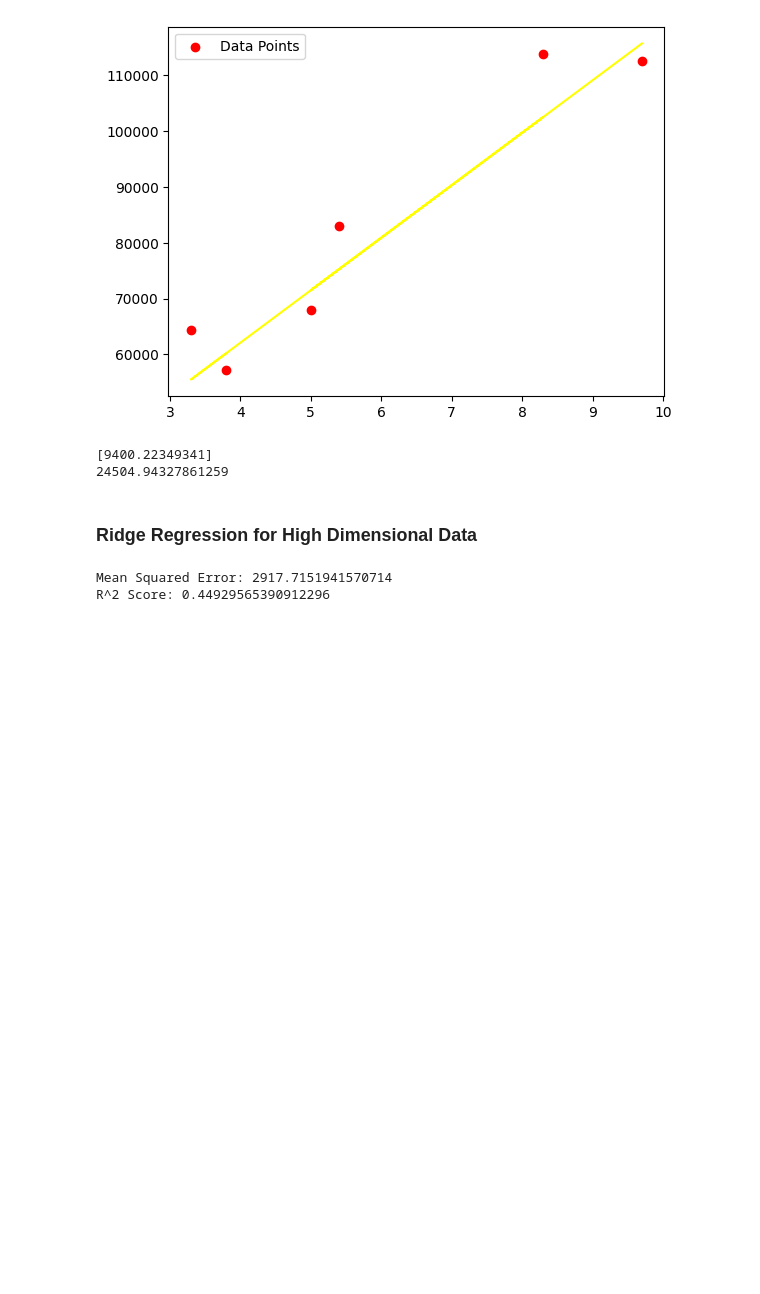
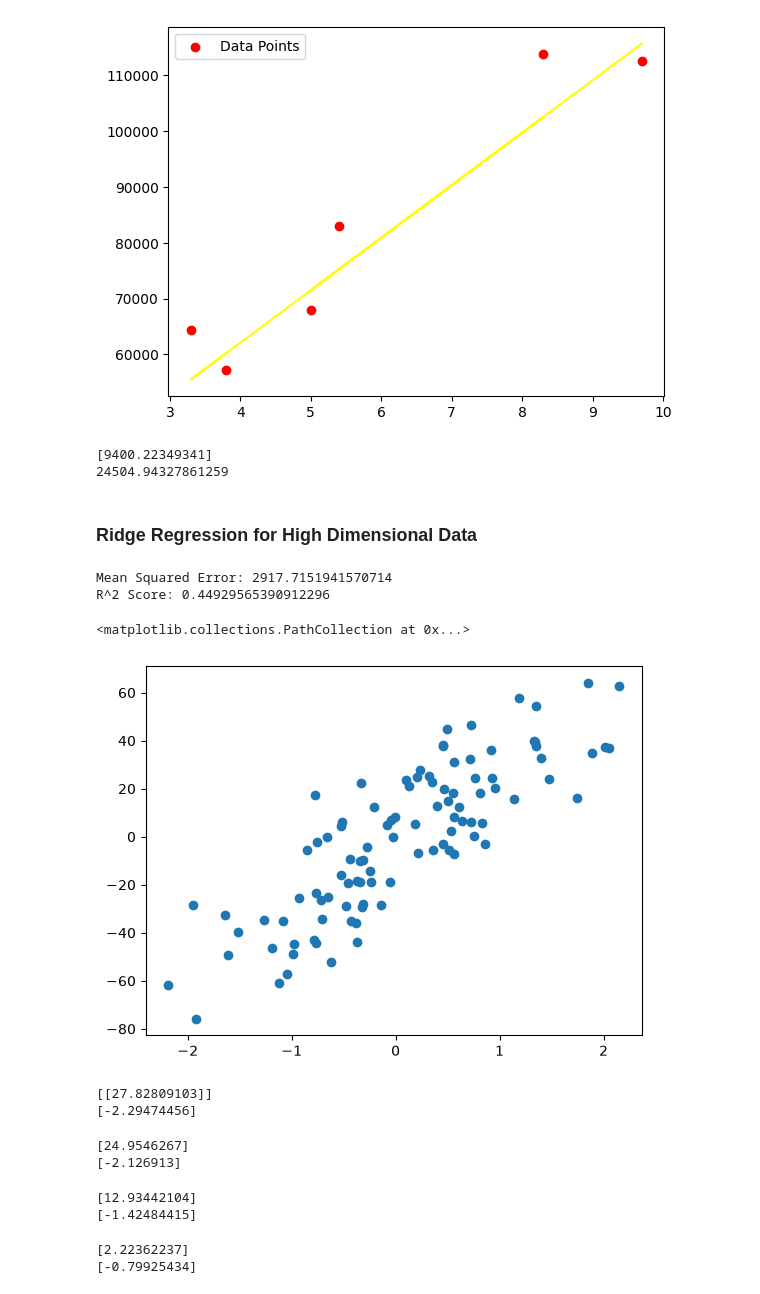
Before and after one commit to abheetsharma09/ml-dl-from-scratch, a Jupyter notebook: other_Regressions/l2_regularization.ipynb, the cells around one changed output. Cells and saved outputs as stored; diff of their text form; code cells hidden in the pictures; blank space fills up the shorter version.

```diff
--- a/other_Regressions/l2_regularization.ipynb
+++ b/other_Regressions/l2_regularization.ipynb
@@ -164,3 +164,53 @@ print("R^2 Score:", r2_score(l1_y_test, multiL1_pred))
 # %% [output]
 Mean Squared Error: 2917.7151941570714
 R^2 Score: 0.44929565390912296
+# %%
+from sklearn.datasets import make_regression
+import matplotlib.pyplot as plt
+import numpy as np
+import pandas
+import seaborn as sns
+import matplotlib.pyplot as plt
+from sklearn.linear_model import LinearRegression , Ridge
+
+X,Y = make_regression(n_samples=100, n_features=1, n_informative=1, n_targets=1,noise=20,random_state=13)
+
+X = pandas.DataFrame(X , columns=['X'])
+Y = pandas.DataFrame(Y , columns=['Y'])
+# %%
+plt.scatter(X,Y)
+# %% [output]
+<matplotlib.collections.PathCollection at 0x...>
+[figure, added]
+# %%
+lr = LinearRegression()
+lr.fit(X,Y)
+print(lr.coef_)
+print(lr.intercept_)
+# %% [output]
+[[27.82809103]]
+[-2.29474456]
+# %%
+rr = Ridge(alpha=10)
+rr.fit(X,Y)
+print(rr.coef_)
+print(rr.intercept_)
+# %% [output]
+[24.9546267]
+[-2.126913]
+# %%
+rr1 = Ridge(alpha=100)
+rr1.fit(X,Y)
+print(rr1.coef_)
+print(rr1.intercept_)
+# %% [output]
+[12.93442104]
+[-1.42484415]
+# %%
+rr2 = Ridge(alpha=1000)
+rr2.fit(X,Y)
+print(rr2.coef_)
+print(rr2.intercept_)
+# %% [output]
+[2.22362237]
+[-0.79925434]
```
Also changed, not shown: parts of 1 cell of this notebook.
